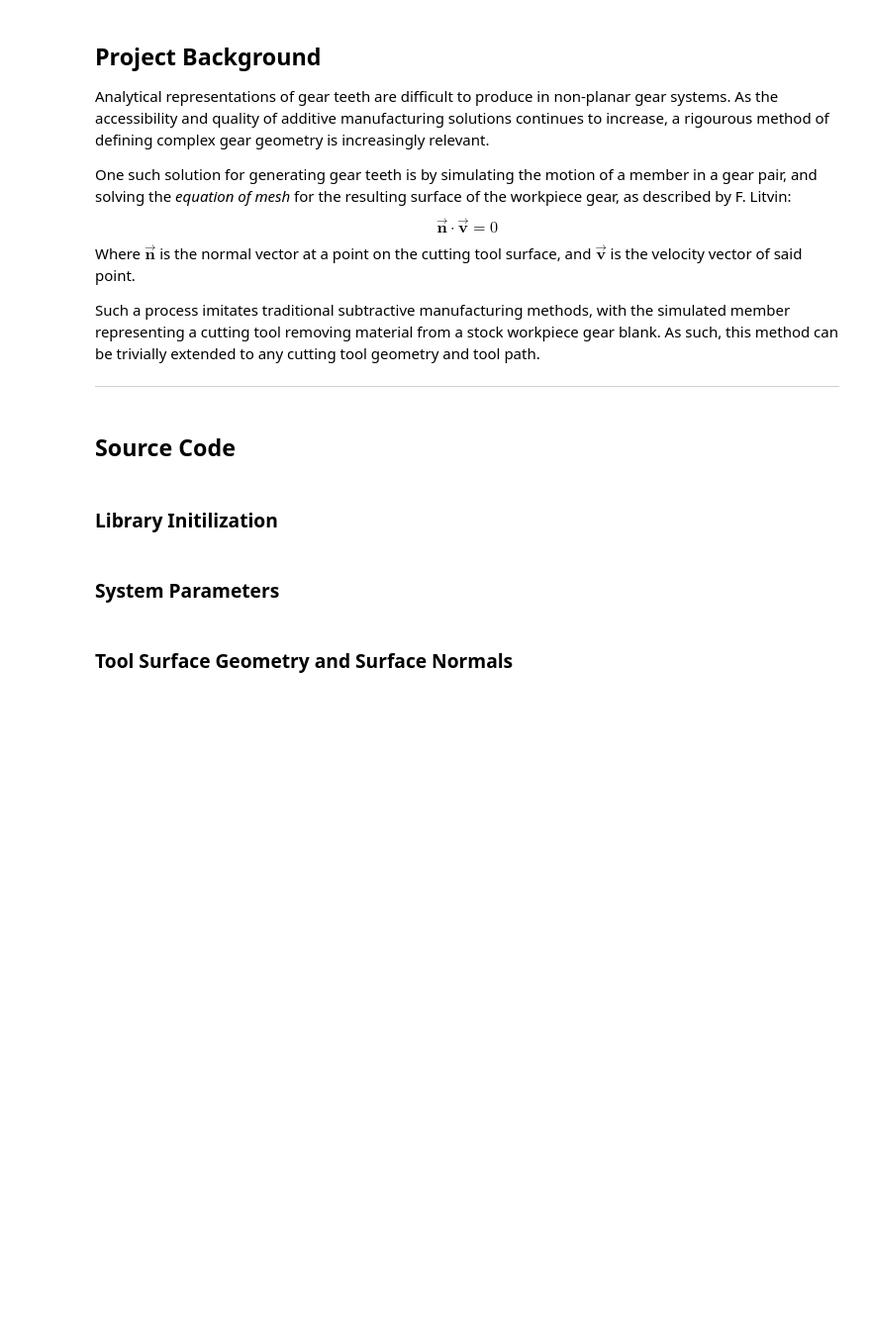
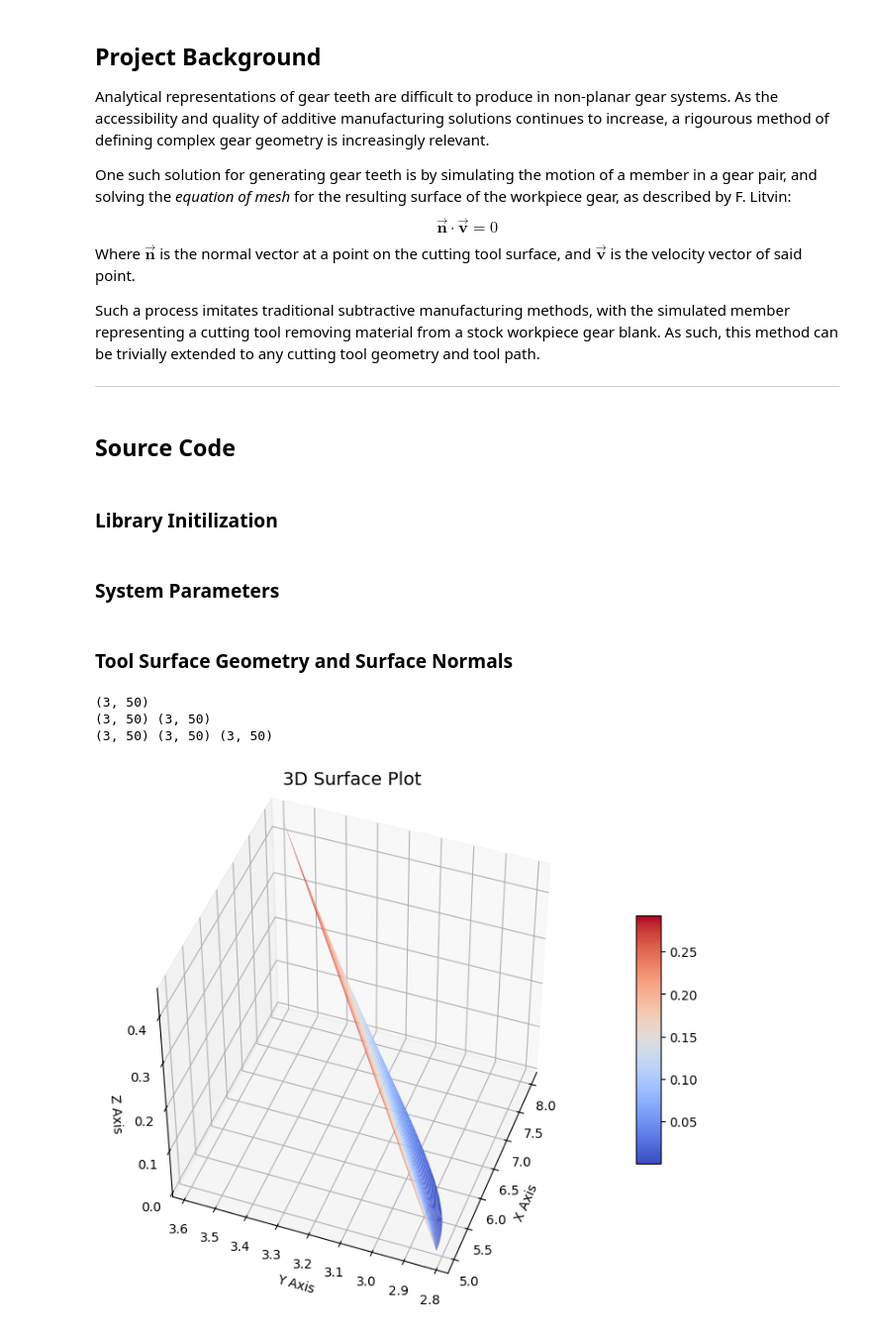
Before and after one commit to Shagmom/Gear-Envelopes, a Jupyter notebook: Main.ipynb, the cells around one changed output. Shown at 99% size. Cells and saved outputs as stored; diff of their text form; code cells hidden in the pictures; blank space fills up the shorter version.

Commit message:
Plot transformed surface (wip)

```diff
--- a/Main.ipynb
+++ b/Main.ipynb
@@ -113,39 +113,53 @@ def global_transform(u,v,t):
         [0, 0, 1]
     ])
 
-    r_origin, n_origin = origin_tool_surface(u,v)       # Cutting tool geometry defined from the system origin (coordinates if tool frame is stationary)
-    r_local = R_spin @ r_origin                         # Cutting tool geometry transformed to angular position dictated by time t (coordinates if pitch frame is stationary)
-    r_global = R_orbit @ (r_local + T_pitch)            # Cutting tool geometry with transformed to orbital and angular position per time t (coordinates if work frame is stationary)
+    r_origin, n_origin = origin_tool_surface(u,v)                           # Cutting tool geometry defined from the system origin (coordinates if tool frame is stationary)
+    print(r_origin.shape)
+    r_local = R_spin @ r_origin                                             # Cutting tool geometry transformed to angular position dictated by time t (coordinates if pitch frame is stationary)
 
-    n_global = R_orbit @ R_spin @ n_origin              # Analagous transformation from origin frame to global frame (work frame is stationary)
+    r_global = R_orbit @ (r_local.T + T_pitch).T                            # Cutting tool geometry with transformed to orbital and angular position per time t (coordinates if work frame is stationary)
+    print(r_local.shape, r_global.shape)
+    n_global = R_orbit @ R_spin @ n_origin                                  # Analagous transformation from origin frame to global frame (work frame is stationary)
 
-    spin_velocity = np.array([spin_speed, 0, 0])        # Angular velocity vector representing tool spin about its own axis (x)
-    orbital_velocity = np.array([0, 0, orbit_speed])    # Angular velocity vector representing tool orbit about the work axis (z)
+    spin_velocity = np.array([spin_speed, 0, 0])                            # Angular velocity vector representing tool spin about its own axis (x)
+    orbital_velocity = np.array([0, 0, orbit_speed])                        # Angular velocity vector representing tool orbit about the work axis (z)
 
-    v_spin_local = np.cross(spin_velocity, r_local)     # Tangential velocity from tool spin calculated from pitch frame (if origin frame, then velocity is 0 since tool is "stationary")
-    v_spin_global = R_orbit @ v_spin_local              # Tangential velocity from tool spin transformed to global frame (work frame is stationary)
-    v_orbit_global = np.cross(orbit_speed, r_global)    # Tangential velocity from tool orbit calculated at global frame
+    v_spin_local = np.linalg.cross(spin_velocity, r_local, axis=0)          # Tangential velocity from tool spin calculated from pitch frame (if origin frame, then velocity is 0 since tool is "stationary")
+    v_spin_global = R_orbit @ v_spin_local                                  # Tangential velocity from tool spin transformed to global frame (work frame is stationary)
+    v_orbit_global = np.linalg.cross(orbital_velocity, r_global, axis=0)    # Tangential velocity from tool orbit calculated at global frame
     v_total = v_spin_global + v_orbit_global
 
     return (r_global, n_global, v_total)
 # %%
 u0 = np.linspace(0,3,50)
 v0 = np.linspace(0,0.8,50)
-'''
+t0 = np.linspace(0,0.5,50)
+
 fig = plt.figure(figsize=(10, 7))
 ax = fig.add_subplot(111, projection='3d')
-'''
-r_origin = origin_tool_surface(u0,v0)
-print(r_origin)
-'''
-#surface = ax.plot_surface(r_origin, cmap='coolwarm', edgecolor='none')
+
+r_global, n_global, v_total = global_transform(u0,v0,0)
+print(r_global.shape, n_global.shape, v_total.shape)
+
+surface = ax.plot_trisurf(r_global[0],r_global[1],r_global[2], cmap='coolwarm', edgecolor='none')
 
 # 4. Add labels, title, and colorbar
+# elev = elevation angle (degrees above the xy-plane)
+# azim = azimuth angle (degrees rotated around the z-axis)
+# roll = roll angle (degrees rotated along the viewing plane)
+
+ax.view_init(elev=45, azim=200, roll=0)
+ax.set_box_aspect((1,1,1))
 ax.set_title("3D Surface Plot", fontsize=14)
 ax.set_xlabel("X Axis")
 ax.set_ylabel("Y Axis")
 ax.set_zlabel("Z Axis")
-#fig.colorbar(surface, ax=ax, shrink=0.5, aspect=10) # Adds visual context for Z-values
 
-#plt.show()
-'''
+fig.colorbar(surface, ax=ax, shrink=0.5, aspect=10) # Adds visual context for Z-values
+
+plt.show()
+# %% [output]
+(3, 50)
+(3, 50) (3, 50)
+(3, 50) (3, 50) (3, 50)
+[figure, added]
```
Also changed, not shown: parts of 1 cell of this notebook.
